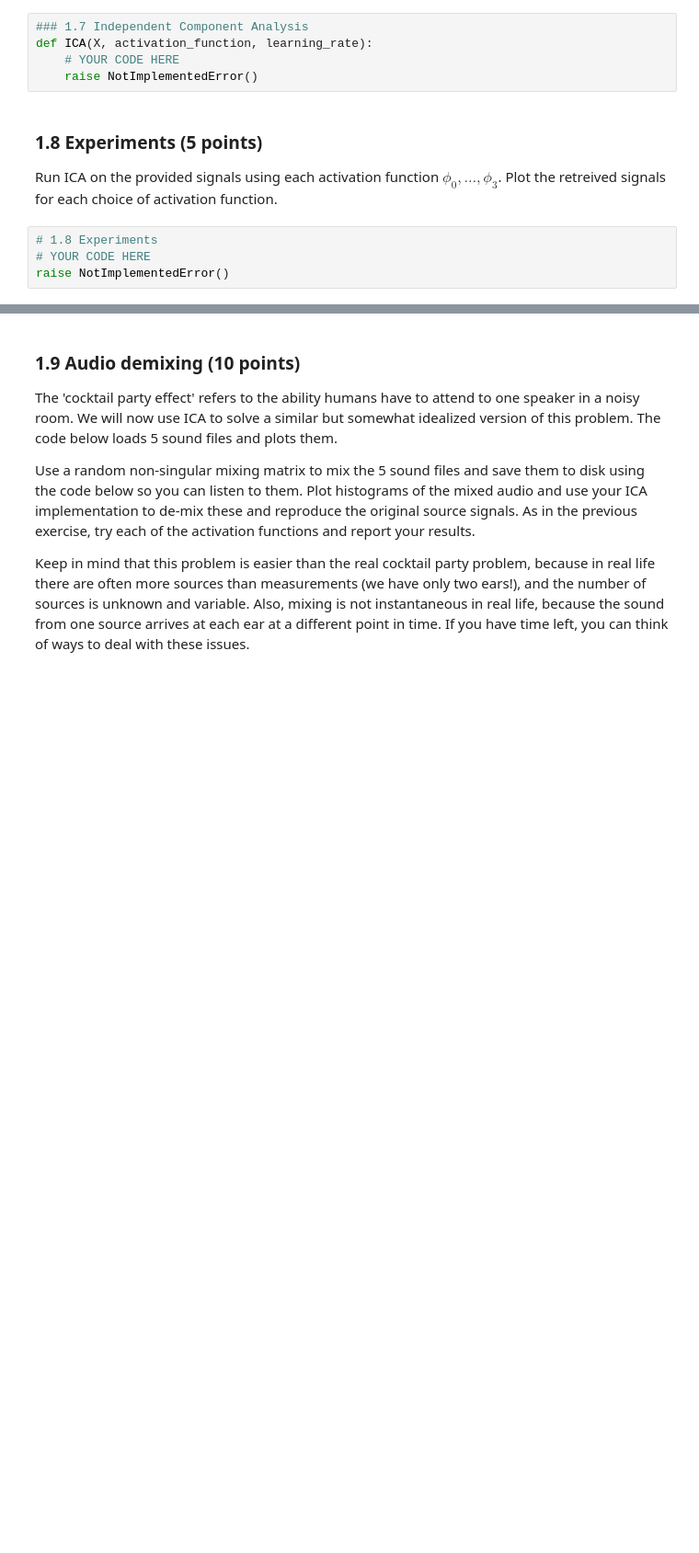
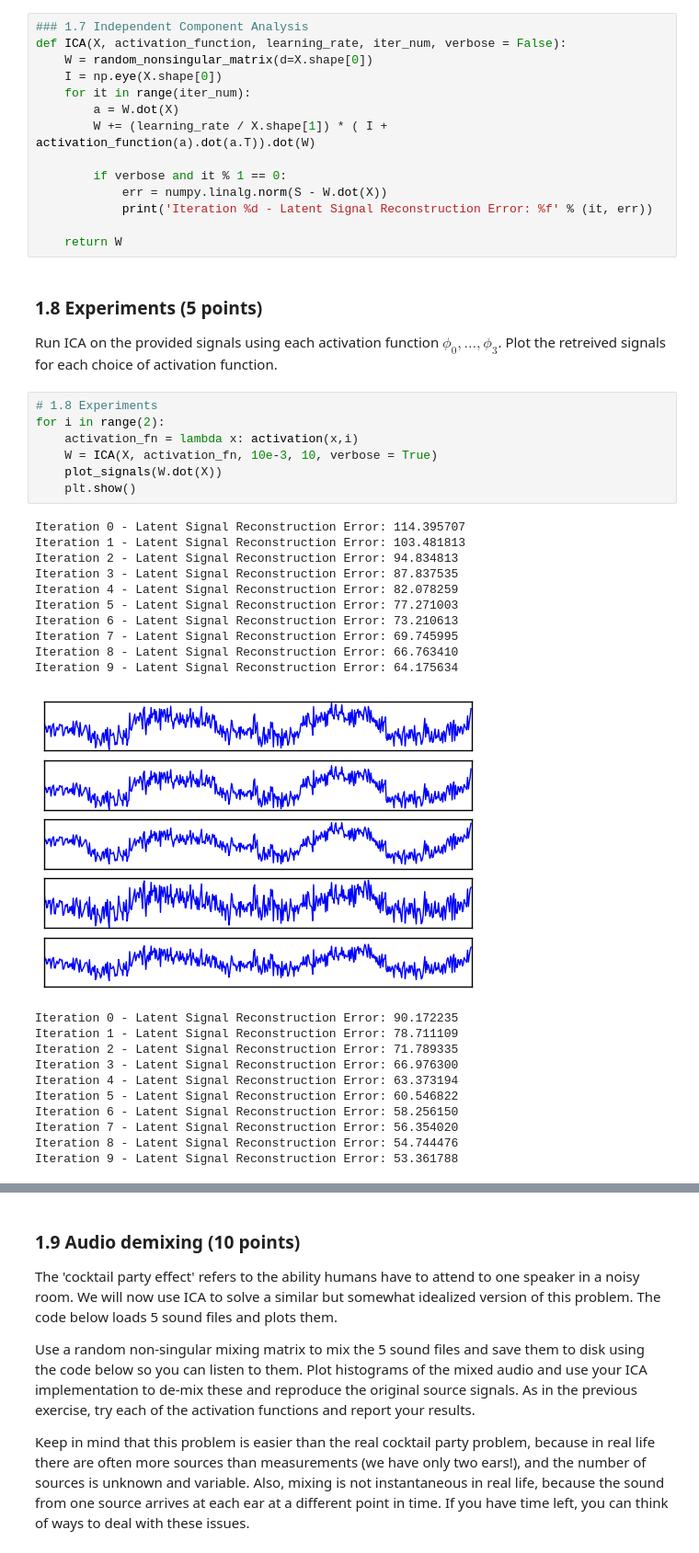
Before and after one commit to danakianfar/machine_learning_2_labs, a Jupyter notebook: lab1/lab1.ipynb, the cells around one changed output, grey strips where cells are left out. Shown at 92% size. Drawn from its saved outputs; the diff is of its cells as text; blank space fills up the shorter version.

```diff
--- a/lab1/lab1.ipynb
+++ b/lab1/lab1.ipynb
@@ -285,15 +286,49 @@ Any (consistent) algorithm can be called covariant if it returns the same result
 # %% [markdown]
 ### 1.7 Independent Component Analysis (25 points)
 Implement the covariant ICA algorithm as described in MacKay. Write a function `ICA(X, activation_function, learning_rate)`, that returns the demixing matrix $\mathbf{W}$. The input `activation_function` should accept a function such as `lambda a: -tanh(a)`. Update the gradient in batch mode, averaging the gradients over the whole dataset for each update. Try to make it efficient, i.e. use matrix operations instead of loops where possible (loops are slow in interpreted languages such as python and matlab, whereas matrix operations are internally computed using fast C code).
-# %%
-### 1.7 Independent Component Analysis
-def ICA(X, activation_function, learning_rate):
-    # YOUR CODE HERE
-    raise NotImplementedError()
+# %%
+### 1.7 Independent Component Analysis
+def ICA(X, activation_function, learning_rate, iter_num, verbose = False):
+    W = random_nonsingular_matrix(d=X.shape[0])
+    I = np.eye(X.shape[0])
+    for it in range(iter_num):
+        a = W.dot(X)
+        W += (learning_rate / X.shape[1]) * ( I + activation_function(a).dot(a.T)).dot(W)
+
+        if verbose and it % 1 == 0:
+            err = numpy.linalg.norm(S - W.dot(X))
+            print('Iteration %d - Latent Signal Reconstruction Error: %f' % (it, err))
+
+    return W
 # %% [markdown]
 ### 1.8 Experiments  (5 points)
 Run ICA on the provided signals using each activation function $\phi_0, \ldots, \phi_3$. Plot the retreived signals for each choice of activation function.
-# %%
-# 1.8 Experiments
-# YOUR CODE HERE
-raise NotImplementedError()
+# %%
+# 1.8 Experiments
+for i in range(2):
+    activation_fn = lambda x: activation(x,i)
+    W = ICA(X, activation_fn, 10e-3, 10, verbose = True)
+    plot_signals(W.dot(X))
+    plt.show()
+# %% [output]
+Iteration 0 - Latent Signal Reconstruction Error: 114.395707
+Iteration 1 - Latent Signal Reconstruction Error: 103.481813
+Iteration 2 - Latent Signal Reconstruction Error: 94.834813
+Iteration 3 - Latent Signal Reconstruction Error: 87.837535
+Iteration 4 - Latent Signal Reconstruction Error: 82.078259
+Iteration 5 - Latent Signal Reconstruction Error: 77.271003
+Iteration 6 - Latent Signal Reconstruction Error: 73.210613
+Iteration 7 - Latent Signal Reconstruction Error: 69.745995
+Iteration 8 - Latent Signal Reconstruction Error: 66.763410
+Iteration 9 - Latent Signal Reconstruction Error: 64.175634
+[figure, added]
+Iteration 0 - Latent Signal Reconstruction Error: 90.172235
+Iteration 1 - Latent Signal Reconstruction Error: 78.711109
+Iteration 2 - Latent Signal Reconstruction Error: 71.789335
+Iteration 3 - Latent Signal Reconstruction Error: 66.976300
+Iteration 4 - Latent Signal Reconstruction Error: 63.373194
+Iteration 5 - Latent Signal Reconstruction Error: 60.546822
+Iteration 6 - Latent Signal Reconstruction Error: 58.256150
+Iteration 7 - Latent Signal Reconstruction Error: 56.354020
+Iteration 8 - Latent Signal Reconstruction Error: 54.744476
+Iteration 9 - Latent Signal Reconstruction Error: 53.361788
```
Also changed, not shown: parts of 8 cells of this notebook.
